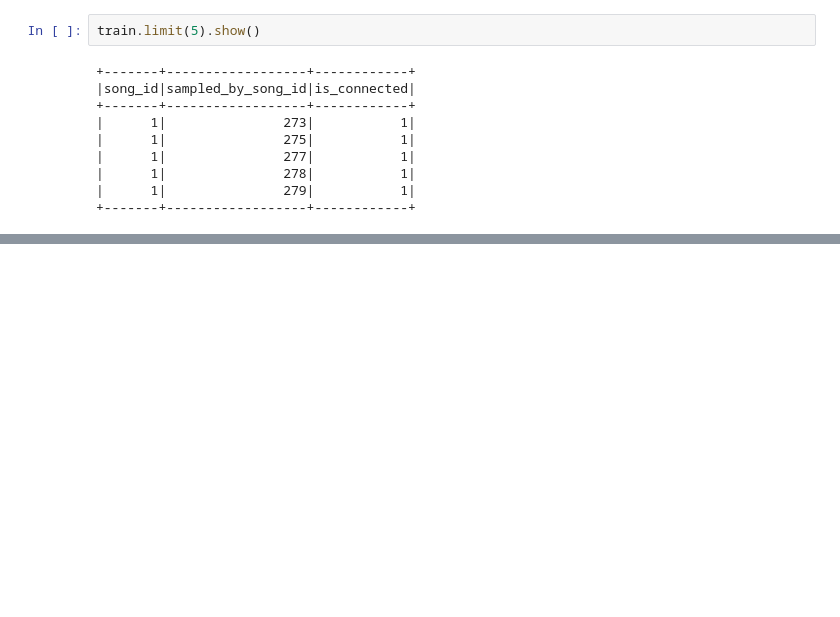
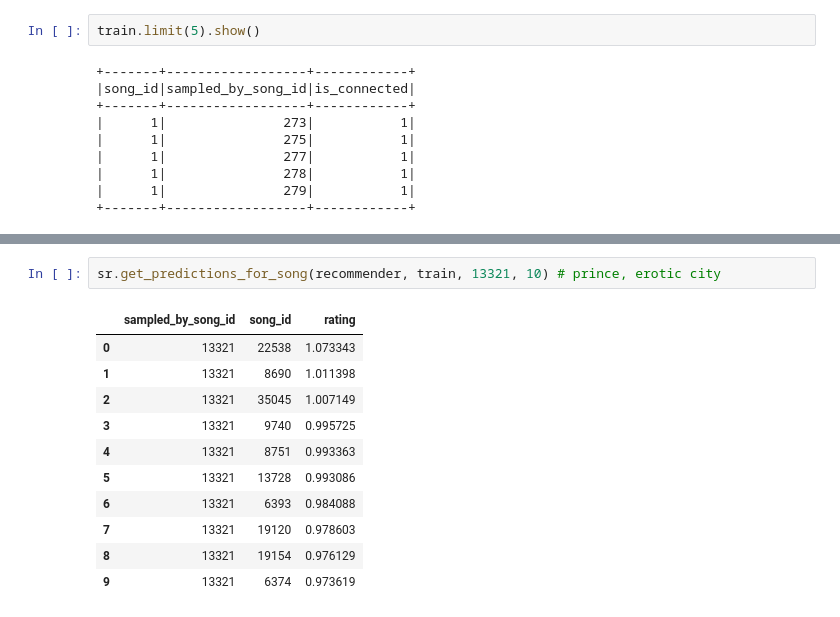
Before and after one commit to brettashley/ml-mix-lab, a Jupyter notebook: notebooks/initial-model.ipynb, the cells around one changed output, grey strips where cells are left out. Saved outputs shown, nothing was run; the diff lists cells and outputs as text; blank space fills up the shorter version.

Commit message:
get preliminary predictions to mix

```diff
--- a/notebooks/initial-model.ipynb
+++ b/notebooks/initial-model.ipynb
@@ -283,0 +394,14 @@ pd.concat()
+# %%
+sr.get_predictions_for_song(recommender, train, 13321, 10) # prince, erotic city
+# %% [output]
+|  | sampled_by_song_id | song_id | rating |
+| 0 | 13321 | 22538 | 1.073343 |
+| 1 | 13321 | 8690 | 1.011398 |
+| 2 | 13321 | 35045 | 1.007149 |
+| 3 | 13321 | 9740 | 0.995725 |
+| 4 | 13321 | 8751 | 0.993363 |
+| 5 | 13321 | 13728 | 0.993086 |
+| 6 | 13321 | 6393 | 0.984088 |
+| 7 | 13321 | 19120 | 0.978603 |
+| 8 | 13321 | 19154 | 0.976129 |
+| 9 | 13321 | 6374 | 0.973619 |
```
Also changed, not shown: parts of 22 cells of this notebook, 1 other file.
